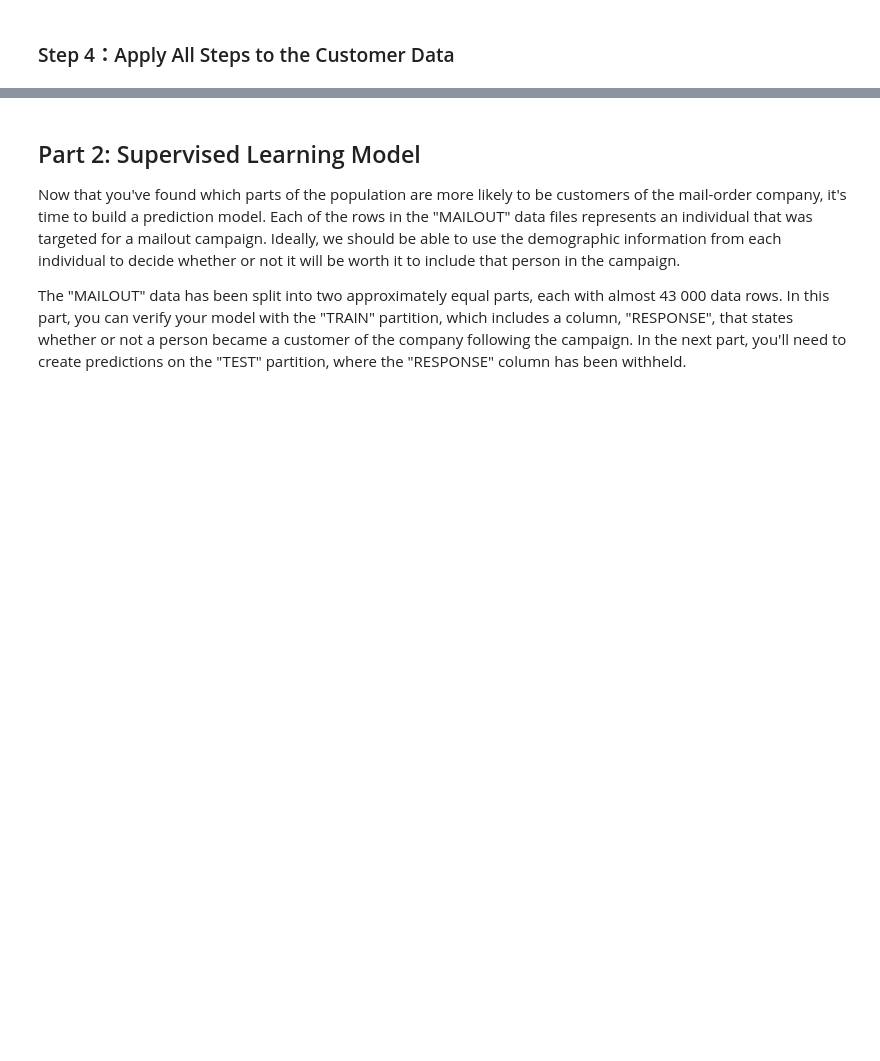
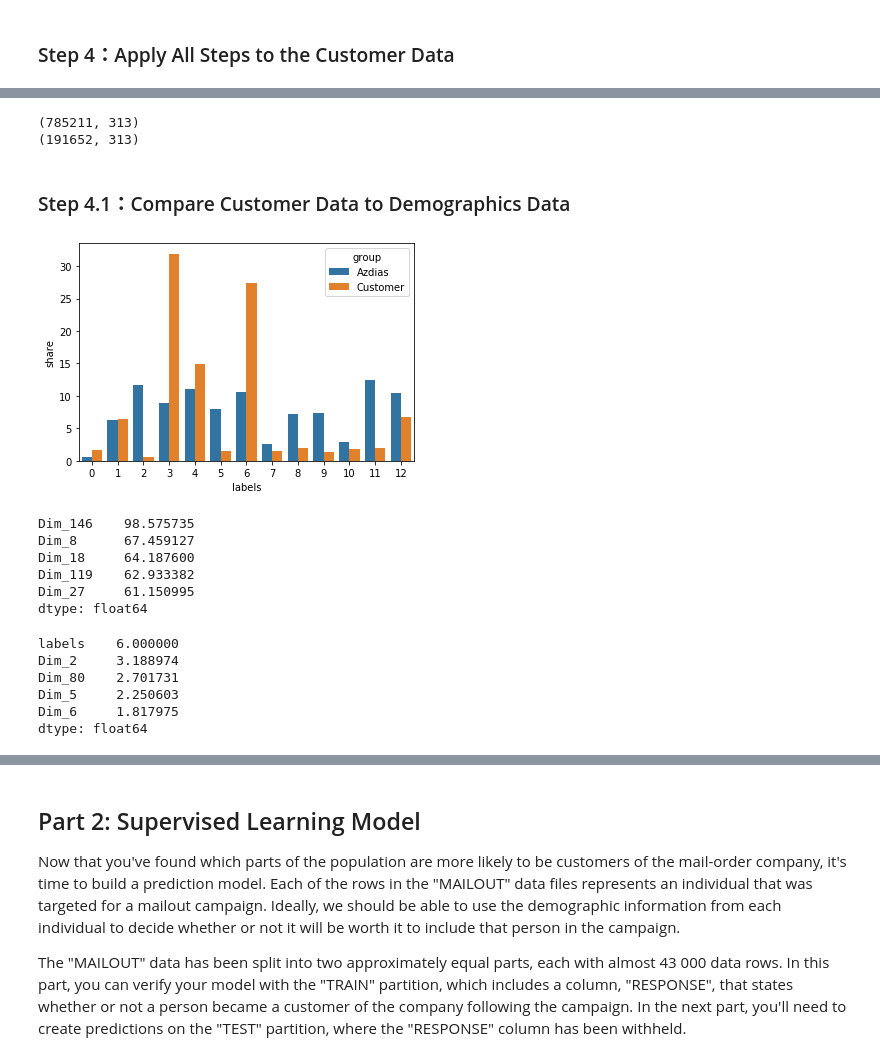
Before and after one commit to helloxms/Capstone-project-Arvato, a Jupyter notebook: Arvato Project Workbook.ipynb, the cells around one changed output, grey strips where cells are left out. Cells and saved outputs as stored; diff of their text form; code cells hidden in the pictures; blank space fills up the shorter version.

Commit message:
feat:add customer data parse

```diff
--- a/Arvato Project Workbook.ipynb
+++ b/Arvato Project Workbook.ipynb
@@ -763,7 +782,7 @@ because the average distance decrease is obiviously smaller than before.
 # cluster predictions for the general population demographics data.
 
 from sklearn.cluster import KMeans
-kmeans = KMeans(n_clusters=16)
+kmeans = KMeans(n_clusters=13)
 model_az = kmeans.fit(Azidas_pca)
 labels_az = model_az.predict(Azidas_pca)
 # %% [markdown]
@@ -802,0 +810,40 @@ See the caveats in the documentation: http://pandas.pydata.org/pandas-docs/stabl
+# %%
+print(azdias.shape)
+print(customers_cleaned.shape)
+# %% [output]
+(785211, 313)
+(191652, 313)
+# %% [markdown]
+### Step 4.1：Compare Customer Data to Demographics Data
+# %%
+# feature transform
+cust_clean_trans = imp.transform(customers_cleaned)
+
+#feature scaling
+cust_clean_trans = scaler.transform(cust_clean_trans)
+#create pca
+cust_pca = pca.transform(cust_clean_trans)
+
+#use
+#predict cluster
+labels_cust = model_az.predict(cust_pca)
+# %%
+# Compare the proportion of data in each cluster for the customer data to the
+# proportion of data in each cluster for the general population.
+
+compareDF_az = pd.DataFrame({'labels':labels_az})
+compareDF_az['group'] = 'Azdias'
+
+compareDF_cust = pd.DataFrame({'labels':labels_cust})
+compareDF_cust['group'] = 'Customer'
+
+compareDF = pd.concat([compareDF_az, compareDF_cust])
+compareDF['share'] = 1
+compareDF = compareDF.groupby(['labels', 'group']).agg({'share': 'sum'})
+compareDF = compareDF.groupby(level=1).apply(lambda x:100 * x / float(x.sum()))
+compareDF = compareDF.reset_index()
+
+
+ax = sns.barplot(x="labels", y="share", hue="group", data=compareDF)
+# %% [output]
+[figure, added]
@@ -802,0 +858,20 @@ See the caveats in the documentation: http://pandas.pydata.org/pandas-docs/stabl
+# %%
+customerPCA_3 = customerPCA.loc[customerPCA['labels']==3,:]
+customerPCA_3.mean(axis=0).sort_values(ascending=False)[:5]
+# %% [output]
+Dim_146    98.575735
+Dim_8      67.459127
+Dim_18     64.187600
+Dim_119    62.933382
+Dim_27     61.150995
+dtype: float64
+# %%
+customerPCA_6 = customerPCA.loc[customerPCA['labels']==6,:]
+customerPCA_6.mean(axis=0).sort_values(ascending=False)[:5]
+# %% [output]
+labels    6.000000
+Dim_2     3.188974
+Dim_80    2.701731
+Dim_5     2.250603
+Dim_6     1.817975
+dtype: float64
```
Also changed, not shown: parts of 17 cells of this notebook.
